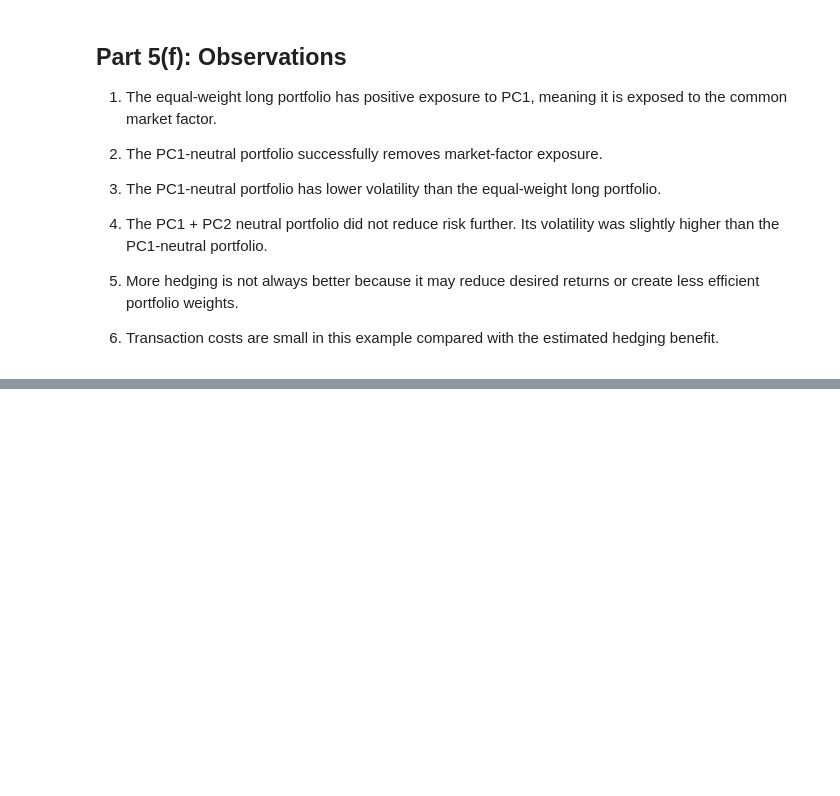
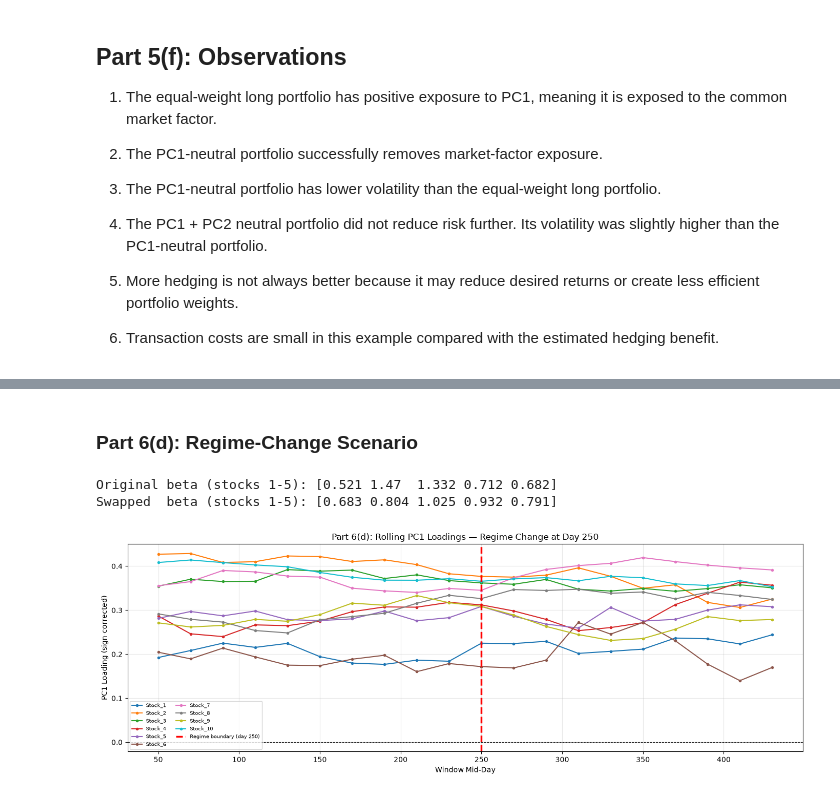
Before and after one commit to anushka-jha621/QMP26-CaseStudy, a Jupyter notebook: PS1/Team_12_PS1.ipynb, the cells around one changed output, grey strips where cells are left out. Drawn from its saved outputs; the diff is of its cells as text; code cells hidden in the pictures; blank space fills up the shorter version.

```diff
--- a/PS1/Team_12_PS1.ipynb
+++ b/PS1/Team_12_PS1.ipynb
@@ -1244,0 +1430,46 @@ The break-even turnover was extremely high, meaning transaction costs would need
+# %% [markdown]
+### Part 6(d): Regime-Change Scenario
+# %%
+########################################
+# (d) Regime-change scenario
+########################################
+
+beta_regime2     = beta.copy()
+beta_regime2[:5] = beta[5:].copy()   # stocks 1-5 get betas of stocks 6-10
+beta_regime2[5:] = beta[:5].copy()   # stocks 6-10 get betas of stocks 1-5
+
+print("Original beta (stocks 1-5):", beta[:5].round(3))
+print("Swapped  beta (stocks 1-5):", beta_regime2[:5].round(3))
+
+np.random.seed(42)
+f_t_r    = np.random.normal(0, 0.01, N_days - 1)
+prices_r = np.zeros((N_days, N_stocks)); prices_r[0] = P0
+for t in range(1, N_days):
+    b = beta if t <= 250 else beta_regime2
+    for i in range(N_stocks):
+        prices_r[t, i] = prices_r[t-1, i] * np.exp(
+            mu[i] + b[i] * f_t_r[t-1] + np.random.normal(0, sigma[i])
+        )
+
+lr_regime = np.log(prices_r[1:] / prices_r[:-1])
+sr_regime = StandardScaler().fit_transform(lr_regime)
+
+rolling_r       = rolling_pca(sr_regime, window=100, step=20)
+all_r_corrected = correct_sign_flips([r["loadings"] for r in rolling_r])
+pc1_regime      = np.array([c[0] for c in all_r_corrected])
+
+cmap = plt.get_cmap("tab10")
+fig, ax = plt.subplots(figsize=(14, 5))
+for i, name in enumerate(stock_names):
+    ax.plot(mid_days, pc1_regime[:, i], marker="o", markersize=3,
+            label=name, color=cmap(i), lw=1.5)
+ax.axvline(250, color="red", lw=2.5, ls="--", label="Regime boundary (day 250)")
+ax.axhline(0, color="black", lw=0.8, ls="--")
+ax.set_title("Part 6(d): Rolling PC1 Loadings — Regime Change at Day 250", fontsize=12)
+ax.set_xlabel("Window Mid-Day"); ax.set_ylabel("PC1 Loading (sign-corrected)")
+ax.legend(fontsize=7, ncol=2); ax.grid(True, alpha=0.3)
+plt.tight_layout(); plt.show()
+# %% [output]
+Original beta (stocks 1-5): [0.521 1.47  1.332 0.712 0.682]
+Swapped  beta (stocks 1-5): [0.683 0.804 1.025 0.932 0.791]
+[figure, added]
```
Also changed, not shown: parts of 20 cells of this notebook.
